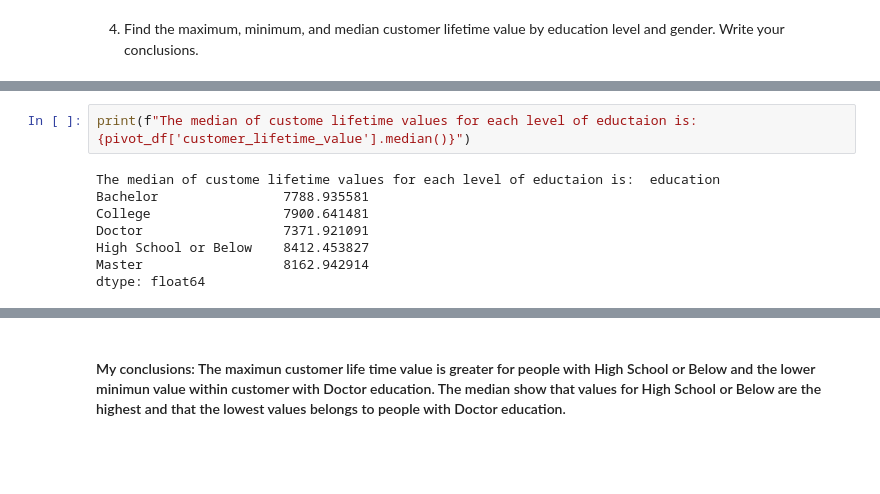
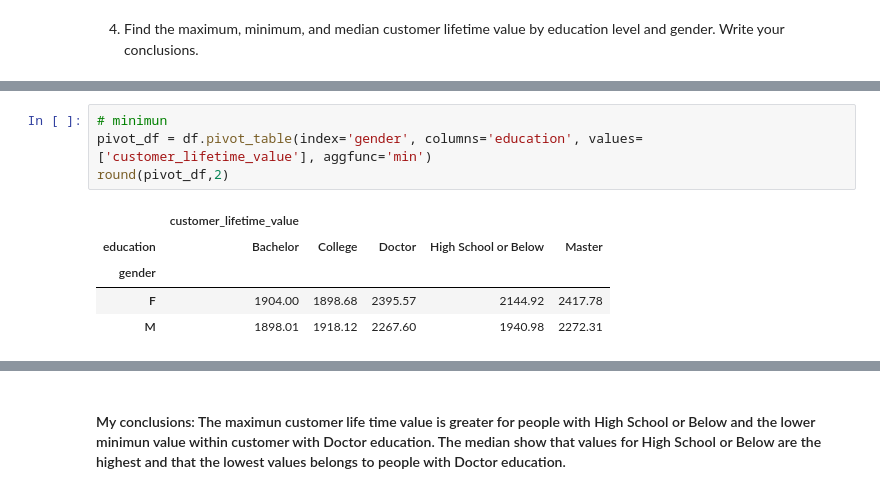
Before and after one commit to data-bootcamp-v4/lab-dw-data-aggregation-and-filtering, a Jupyter notebook: lab-dw-aggregating_Gian_Romano.ipynb, the cells around one changed output, grey strips where cells are left out. Drawn from its saved outputs; the diff is of its cells as text; blank space fills up the shorter version.

```diff
--- a/lab-dw-aggregating_Gian_Romano.ipynb
+++ b/lab-dw-aggregating_Gian_Romano.ipynb
@@ -154,10 +149,10 @@ pivot_df.describe()
-# %%
-print(f"The median of custome lifetime values for each level of eductaion is:  {pivot_df['customer_lifetime_value'].median()}")
-# %% [output]
-The median of custome lifetime values for each level of eductaion is:  education
-Bachelor                7788.935581
-College                 7900.641481
-Doctor                  7371.921091
-High School or Below    8412.453827
-Master                  8162.942914
-dtype: float64
+# %%
+# minimun
+pivot_df = df.pivot_table(index='gender', columns='education', values=['customer_lifetime_value'], aggfunc='min')
+round(pivot_df,2)
+# %% [output]
+|  | customer_lifetime_value |  |  |  |  |
+| education | Bachelor | College | Doctor | High School or Below | Master |
+| gender |  |  |  |  |  |
+| F | 1904.00 | 1898.68 | 2395.57 | 2144.92 | 2417.78 |
+| M | 1898.01 | 1918.12 | 2267.60 | 1940.98 | 2272.31 |
```
Also changed, not shown: parts of 2 cells of this notebook.
